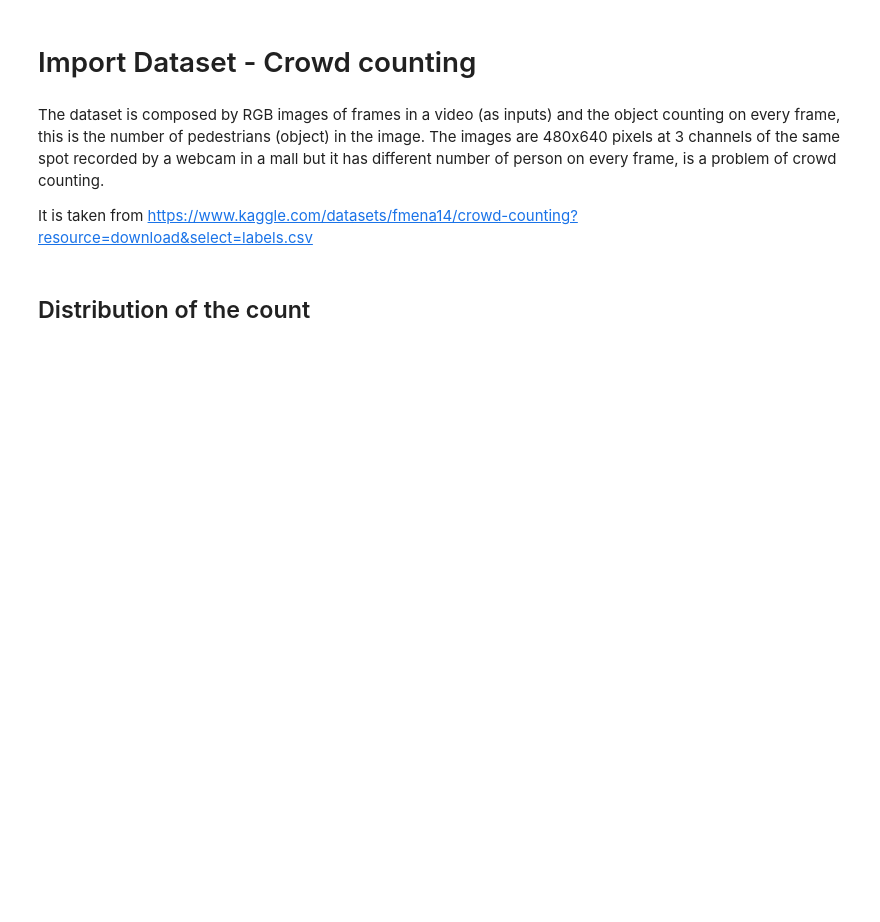
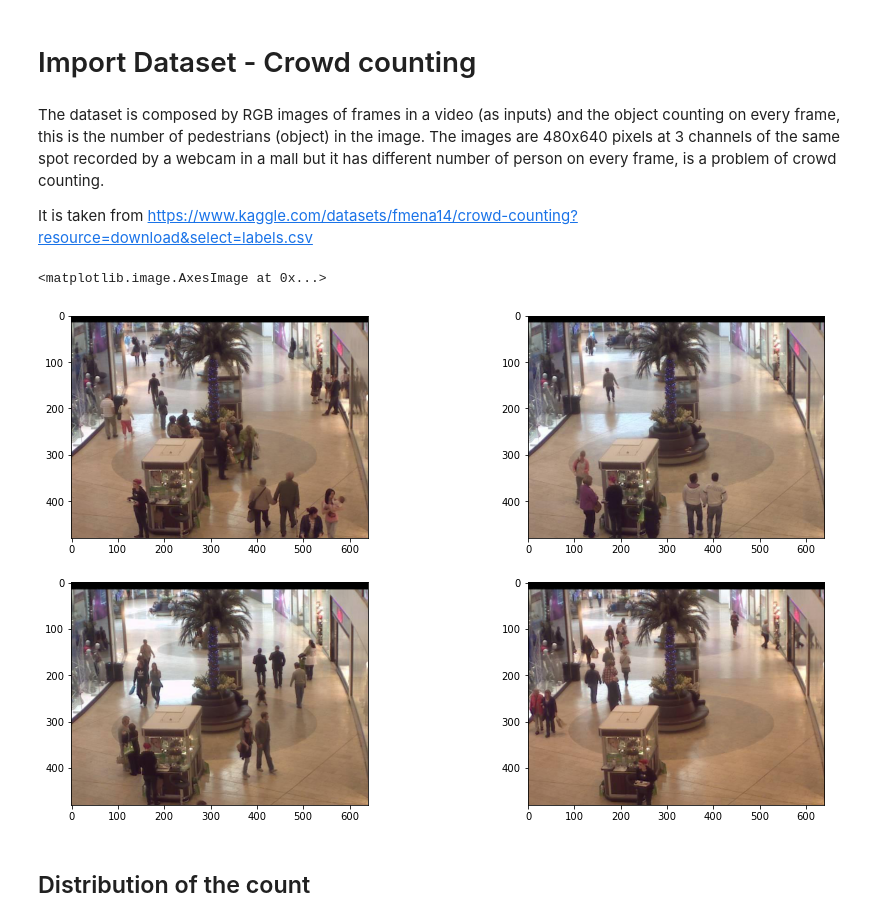
Before and after one commit to NGL-A/crowd-counting, a Jupyter notebook: Crowd_counting_code.ipynb, the cells around one changed output. Cells and saved outputs as stored; diff of their text form; code cells hidden in the pictures; blank space fills up the shorter version.

```diff
--- a/Crowd_counting_code.ipynb
+++ b/Crowd_counting_code.ipynb
@@ -14,6 +14,18 @@ It is taken from https://www.kaggle.com/datasets/fmena14/crowd-counting?resource
 # 2000 RGB images of 480x640 pixels
 
 dataset = np.load("images.npy")
+# %%
+# lest's display 4 images
+
+f, ax = plt.subplots(2,2, figsize = (15, 9))
+
+ax[0,0].imshow(dataset[0])
+ax[0,1].imshow(dataset[15])
+ax[1,0].imshow(dataset[30])
+ax[1,1].imshow(dataset[45])
+# %% [output]
+<matplotlib.image.AxesImage at 0x...>
+[figure, added]
 # %%
 # 2000 rows with the id and the count (number of person in that image id)
 
```
